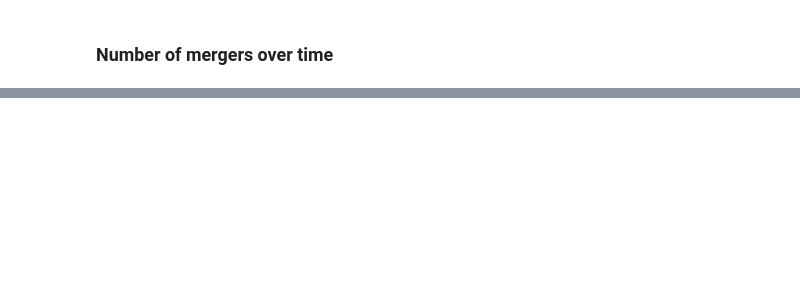
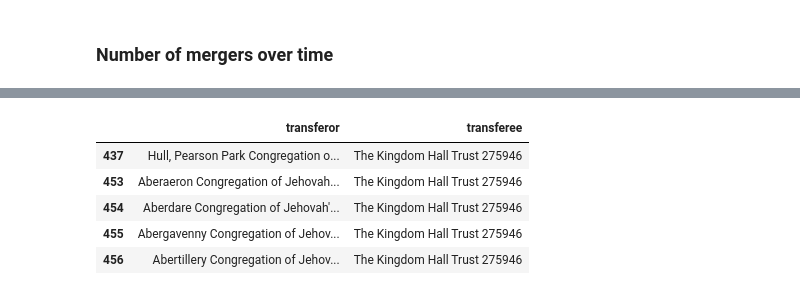
Before and after one commit to dataactivists/charity_commission_register, a Jupyter notebook: code/charity_commission.ipynb, the cells around one changed output, grey strips where cells are left out. Cells and saved outputs as stored; diff of their text form; code cells hidden in the pictures; blank space fills up the shorter version.

```diff
--- a/code/charity_commission.ipynb
+++ b/code/charity_commission.ipynb
@@ -141,0 +303,11 @@ Name: count, Length: 4387, dtype: int64
+# %%
+df[['transferor', 'transferee']].loc[
+    df['transferee'].str.contains('Kingdom Hall Trust')
+].head()
+# %% [output]
+|  | transferor | transferee |
+| 437 | Hull, Pearson Park Congregation o... | The Kingdom Hall Trust 275946 |
+| 453 | Aberaeron Congregation of Jehovah... | The Kingdom Hall Trust 275946 |
+| 454 | Aberdare Congregation of Jehovah'... | The Kingdom Hall Trust 275946 |
+| 455 | Abergavenny Congregation of Jehov... | The Kingdom Hall Trust 275946 |
+| 456 | Abertillery Congregation of Jehov... | The Kingdom Hall Trust 275946 |
```
Also changed, not shown: parts of 23 cells of this notebook.
